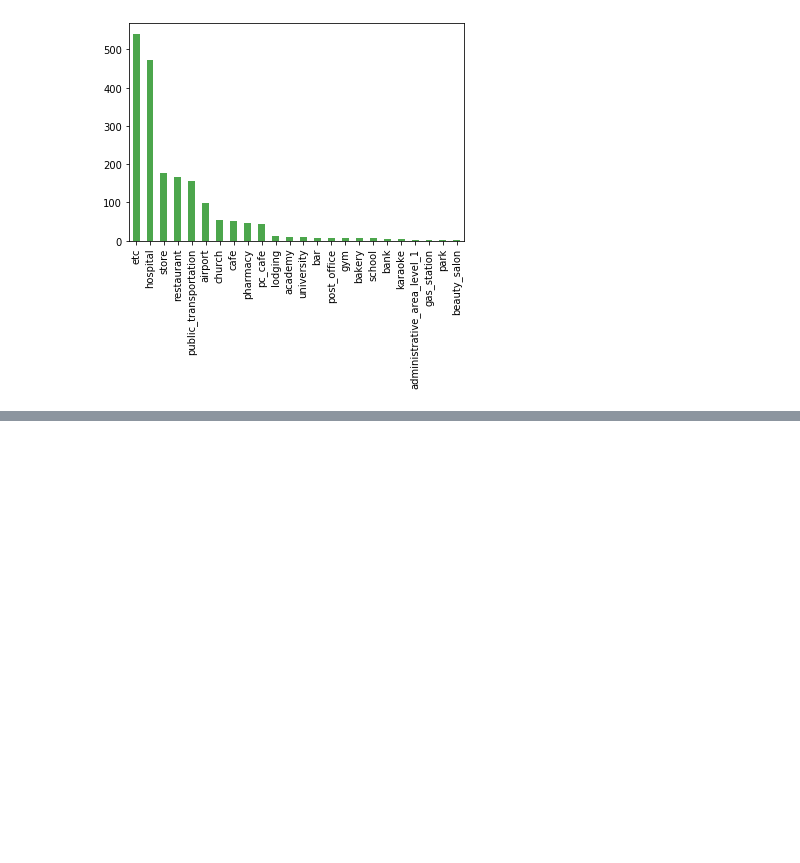
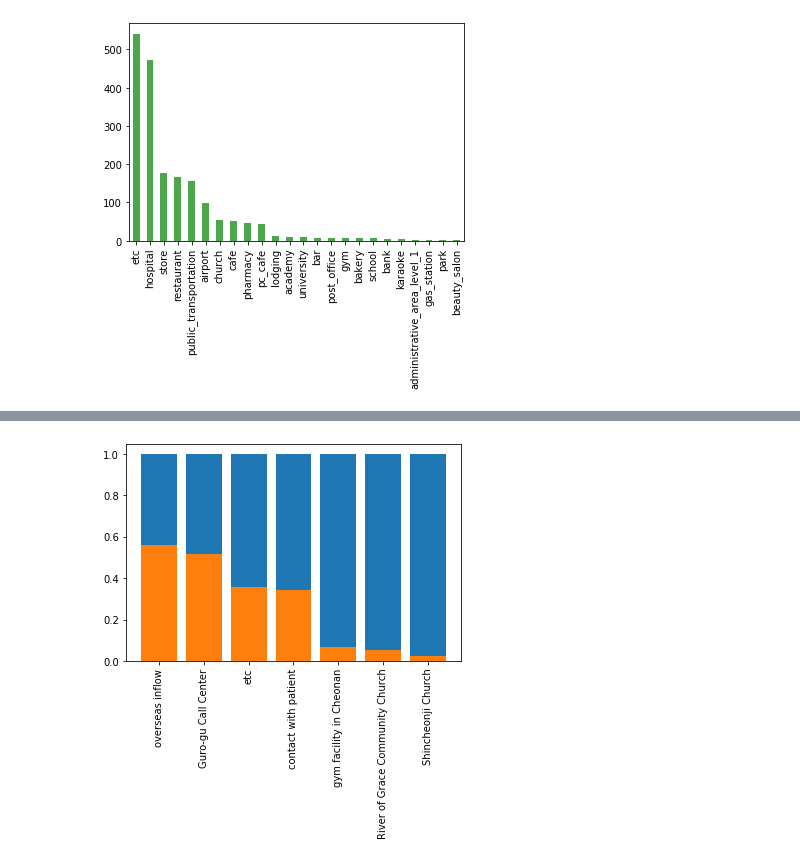
Before and after one commit to JooEHyeon/CORONA19_data_analysis, a Jupyter notebook: age-corona/20s_cause_of_infection.ipynb, the cells around one changed output, grey strips where cells are left out. Saved outputs shown, nothing was run; the diff lists cells and outputs as text; code cells hidden in the pictures; blank space fills up the shorter version.

```diff
--- a/age-corona/20s_cause_of_infection.ipynb
+++ b/age-corona/20s_cause_of_infection.ipynb
@@ -42,0 +65,24 @@ joined_df.is_many.value_counts().plot.bar(color='orange', alpha = 0.7)
+# %%
+big_case_20 = joined_df[joined_df.age.notnull()]
+big_case_20 = joined_df[big_case_20.age == '20s']
+# big_case_20.nunique()
+big_case_20 = big_case_20.infection_case.value_counts()
+
+big_case_percent = {}
+
+for event in all_case.index:
+    if event in big_case_20.index:
+        big_case_percent[event] = np.divide(big_case_20[event],all_case[event]).round(5)
+
+test_df = pd.DataFrame.from_dict(big_case_percent, orient='index')
+test_df.columns = ['percentage_of_20s']
+test_df.sort_values(by = ['percentage_of_20s'], inplace = True, ascending = False)
+
+test_df['percent100'] = 1
+
+plt.bar(test_df.index, test_df.percent100)
+plt.bar(test_df.index,test_df.percentage_of_20s)
+plt.xticks(rotation = 90 )
+plt.show()
+# %% [output]
+[figure, added]
```
Also changed, not shown: parts of 3 cells of this notebook.
